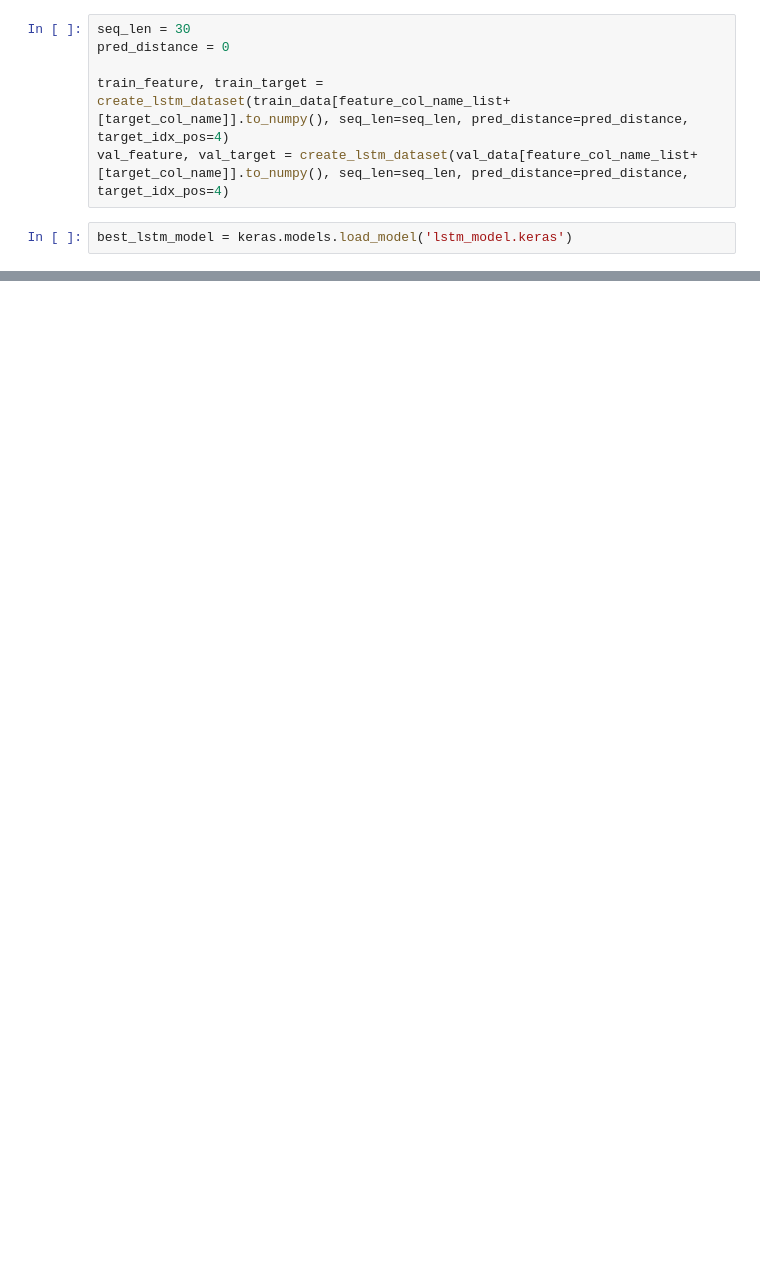
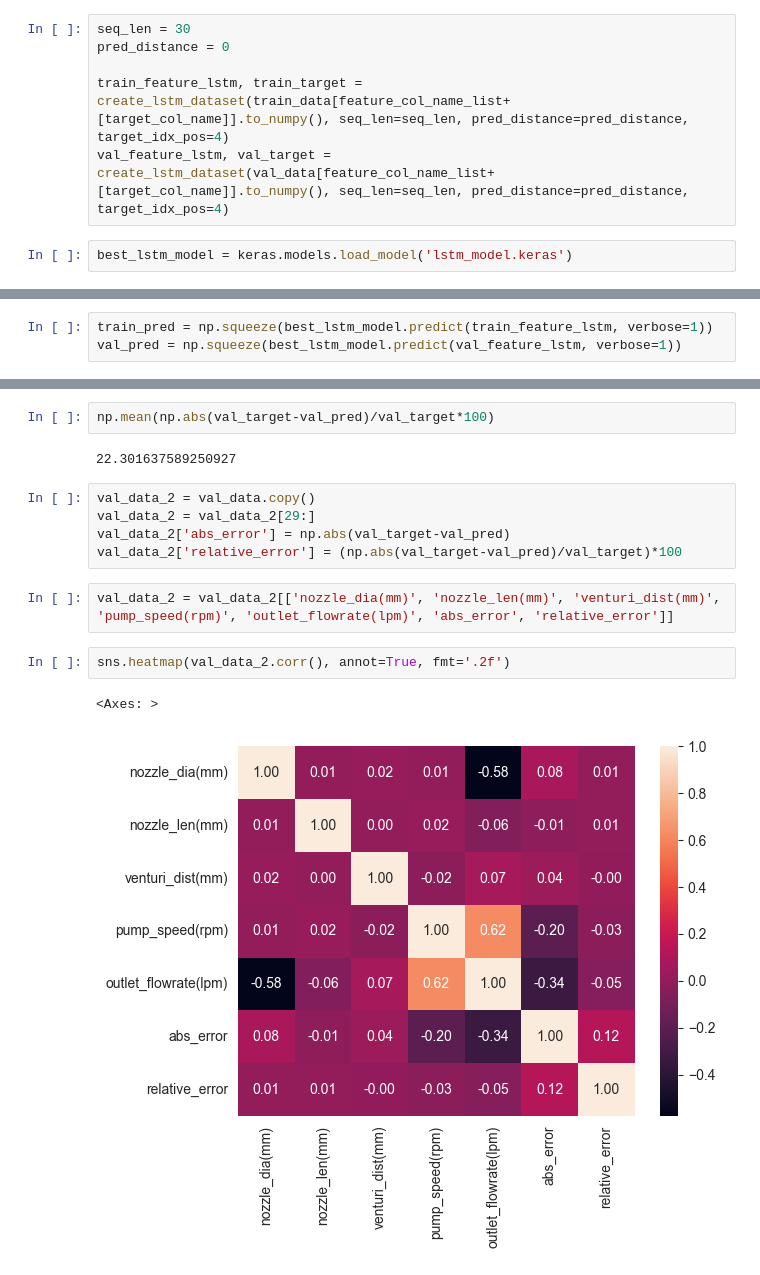
Before and after one commit to jinbeomjeong/estimate_venturi_pump_flow, a Jupyter notebook: analysis_lstm_model.ipynb, the cells around one changed output, grey strips where cells are left out. Saved outputs shown, nothing was run; the diff lists cells and outputs as text; blank space fills up the shorter version.

```diff
--- a/analysis_lstm_model.ipynb
+++ b/analysis_lstm_model.ipynb
@@ -66,7 +58,7 @@ val_target.reset_index(drop=True, inplace=True)
 seq_len = 30
 pred_distance = 0
 
-train_feature, train_target = create_lstm_dataset(train_data[feature_col_name_list+[target_col_name]].to_numpy(), seq_len=seq_len, pred_distance=pred_distance, target_idx_pos=4)
-val_feature, val_target = create_lstm_dataset(val_data[feature_col_name_list+[target_col_name]].to_numpy(), seq_len=seq_len, pred_distance=pred_distance, target_idx_pos=4)
+train_feature_lstm, train_target = create_lstm_dataset(train_data[feature_col_name_list+[target_col_name]].to_numpy(), seq_len=seq_len, pred_distance=pred_distance, target_idx_pos=4)
+val_feature_lstm, val_target = create_lstm_dataset(val_data[feature_col_name_list+[target_col_name]].to_numpy(), seq_len=seq_len, pred_distance=pred_distance, target_idx_pos=4)
 # %%
 best_lstm_model = keras.models.load_model('lstm_model.keras')
@@ -104,0 +65,3 @@ train_error = train_error_da.compute()
+# %%
+train_pred = np.squeeze(best_lstm_model.predict(train_feature_lstm, verbose=1))
+val_pred = np.squeeze(best_lstm_model.predict(val_feature_lstm, verbose=1))
@@ -104,0 +75,16 @@ train_error = train_error_da.compute()
+# %%
+np.mean(np.abs(val_target-val_pred)/val_target*100)
+# %% [output]
+22.301637589250927
+# %%
+val_data_2 = val_data.copy()
+val_data_2 = val_data_2[29:]
+val_data_2['abs_error'] = np.abs(val_target-val_pred)
+val_data_2['relative_error'] = (np.abs(val_target-val_pred)/val_target)*100
+# %%
+val_data_2 = val_data_2[['nozzle_dia(mm)', 'nozzle_len(mm)', 'venturi_dist(mm)', 'pump_speed(rpm)', 'outlet_flowrate(lpm)', 'abs_error', 'relative_error']]
+# %%
+sns.heatmap(val_data_2.corr(), annot=True, fmt='.2f')
+# %% [output]
+<Axes: >
+[figure, added]
```
Also changed, not shown: parts of 13 cells of this notebook.
